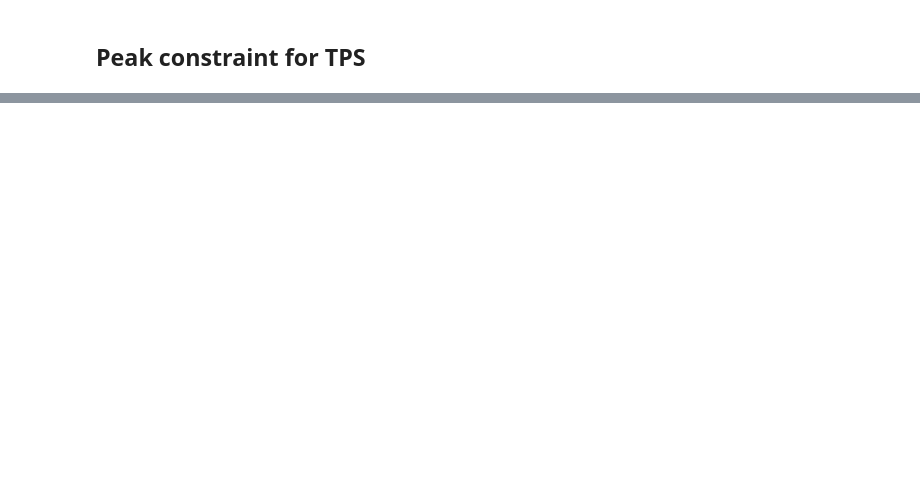
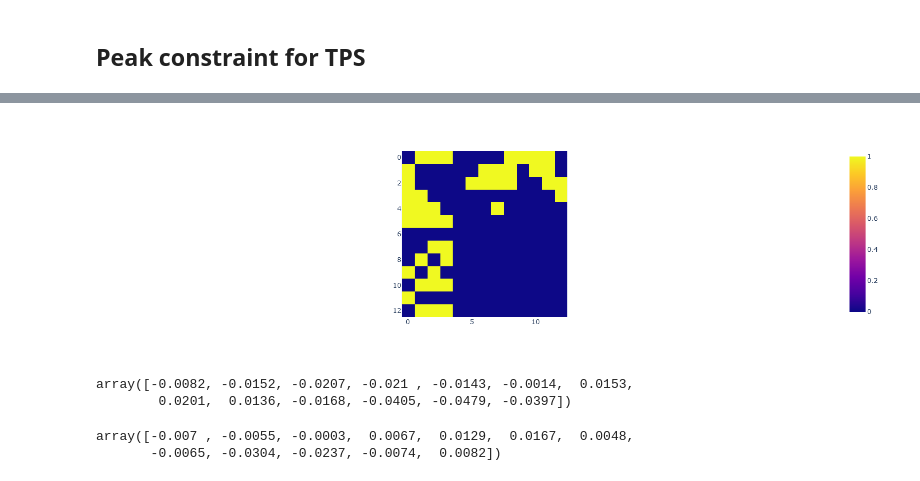
Before and after one commit to j-cap/Master-Thesis, a Jupyter notebook: Code/SplinesInPython/SDMC.ipynb, the cells around one changed output, grey strips where cells are left out. Drawn from its saved outputs; the diff is of its cells as text; code cells hidden in the pictures; blank space fills up the shorter version.

```diff
--- a/Code/SplinesInPython/SDMC.ipynb
+++ b/Code/SplinesInPython/SDMC.ipynb
@@ -589,0 +257,46 @@ array([[0.10812596, 0.15117921, 0.19447526, 0.2300127 , 0.25015125],
+# %%
+beta = M.coef_
+n_coef = (25,25)
+# %%
+beta = beta.reshape(n_coef[0], n_coef[1])
+# Find maximum coef_ without the boundary coefficients
+idx_max = np.where(beta[1:-1, 1:-1] == beta[1:-1,1:-1].max())
+idx_max = idx_max[0][0]+1, idx_max[1][0]+1
+
+if idx_max[0] == 0 or (idx_max[1] in (n_coef[0]-1, n_coef[1]-1)):
+    print("Peak coefficients in the boundary region!")
+    cc = np.ones(len(beta.ravel()))
+
+# upper left quadrant
+beta_ulq = beta[:idx_max[0]+1, :idx_max[1]+1]
+cc_ul = check_constraint_inc_tps(beta=beta_ulq, n_coef=beta_ulq.shape).reshape(beta_ulq.shape)
+
+# upper right quadrant
+beta_urq = beta[:idx_max[0]+1, idx_max[1]+1:]
+beta_urq = beta_urq[:, ::-1]
+cc_ur = check_constraint_inc_tps(beta=beta_urq, n_coef=beta_urq.shape).reshape(beta_urq.shape)[:, ::-1]
+
+# lower left quadrant
+beta_llq = beta[idx_max[0]+1:, :idx_max[1]+1]
+beta_llq = beta_llq[:, ::-1]
+cc_ll = check_constraint_dec_tps(beta=beta_llq, n_coef=beta_llq.shape).reshape(beta_llq.shape)[:,::-1]
+
+# lower right quadrant
+beta_lrq = beta[idx_max[0]+1:, idx_max[1]+1:]
+cc_lr = check_constraint_dec_tps(beta=beta_lrq, n_coef=beta_lrq.shape).reshape(beta_lrq.shape)
+
+cc = np.vstack((np.hstack((cc_ul, cc_ur)), np.hstack((cc_ll, cc_lr))))
+# %%
+px.imshow(cc_ul)
+# %% [output]
+[figure, added]
+# %%
+beta_ulq[0,:].round(4)
+# %% [output]
+array([-0.0082, -0.0152, -0.0207, -0.021 , -0.0143, -0.0014,  0.0153,
+        0.0201,  0.0136, -0.0168, -0.0405, -0.0479, -0.0397])
+# %%
+np.diff(beta_ulq[0,:].round(4))
+# %% [output]
+array([-0.007 , -0.0055, -0.0003,  0.0067,  0.0129,  0.0167,  0.0048,
+       -0.0065, -0.0304, -0.0237, -0.0074,  0.0082])
```
Also changed, not shown: parts of 81 cells of this notebook.
